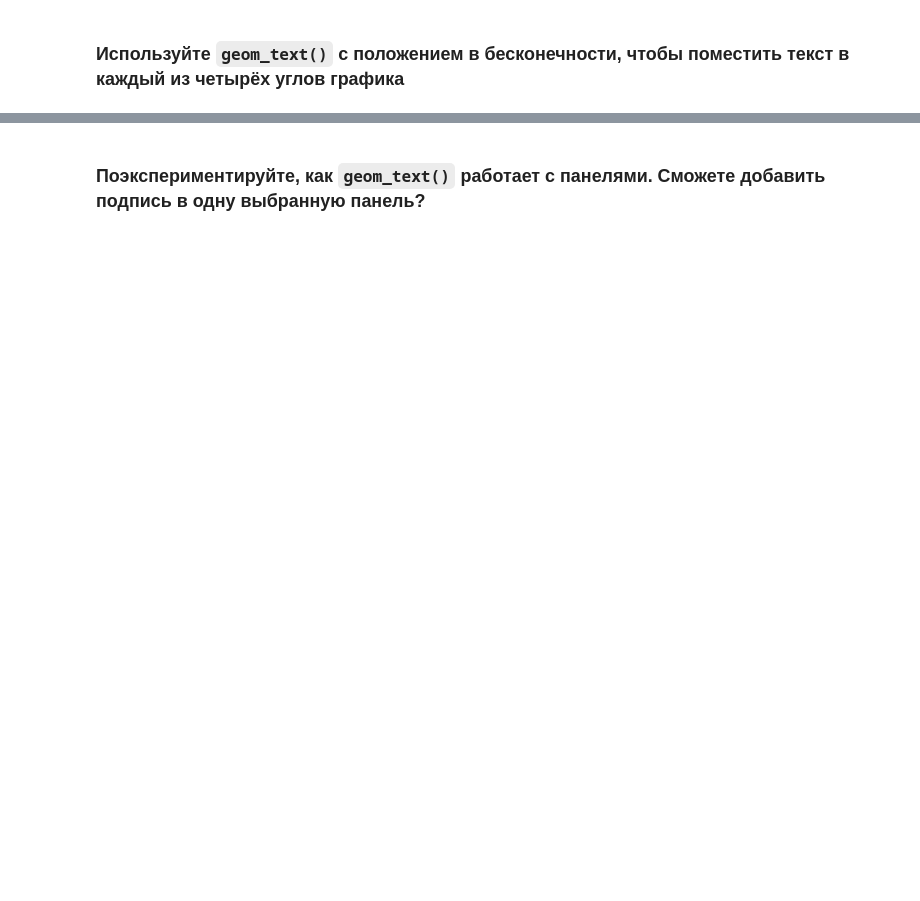
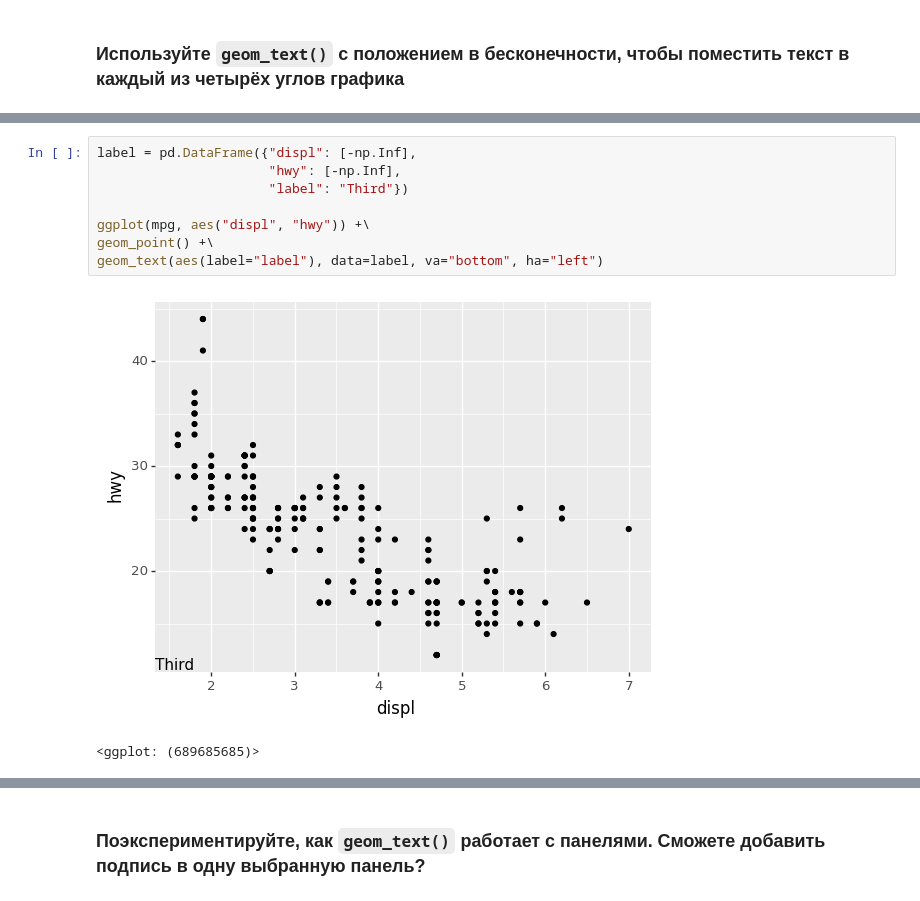
Before and after one commit to HEKOCMOC/Data-Visualization-Course, a Jupyter notebook: Lab3/Lab3.ipynb, the cells around one changed output, grey strips where cells are left out. Drawn from its saved outputs; the diff is of its cells as text; blank space fills up the shorter version.

```diff
--- a/Lab3/Lab3.ipynb
+++ b/Lab3/Lab3.ipynb
@@ -208,0 +251,11 @@ labs(x=None, y=None)
+# %%
+label = pd.DataFrame({"displ": [-np.Inf],
+                      "hwy": [-np.Inf],
+                      "label": "Third"})
+
+ggplot(mpg, aes("displ", "hwy")) +\
+geom_point() +\
+geom_text(aes(label="label"), data=label, va="bottom", ha="left")
+# %% [output]
+[figure, added]
+<ggplot: (689685685)>
```
Also changed, not shown: parts of 54 cells of this notebook, 1 other file.
